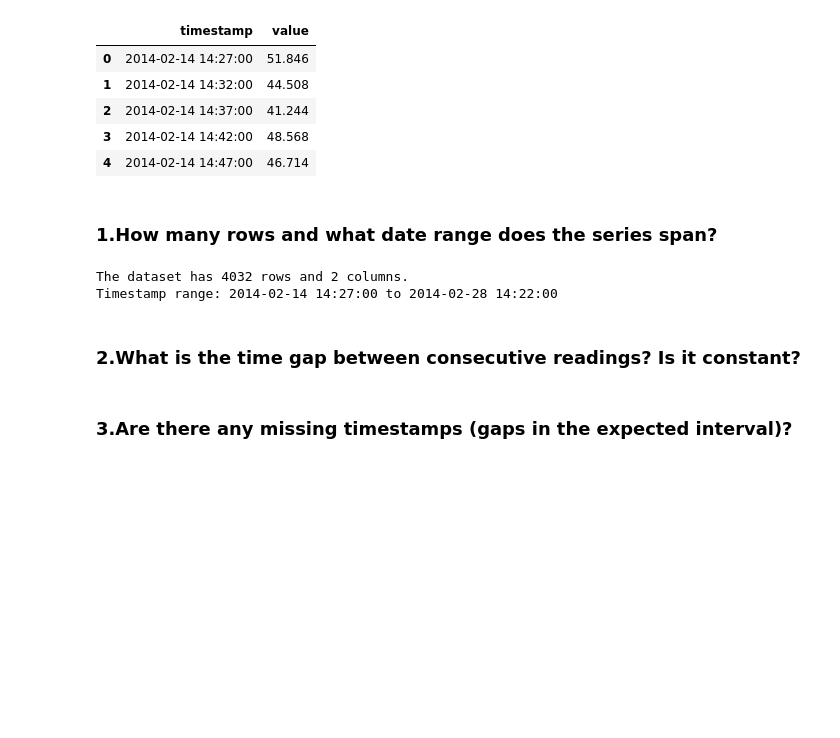
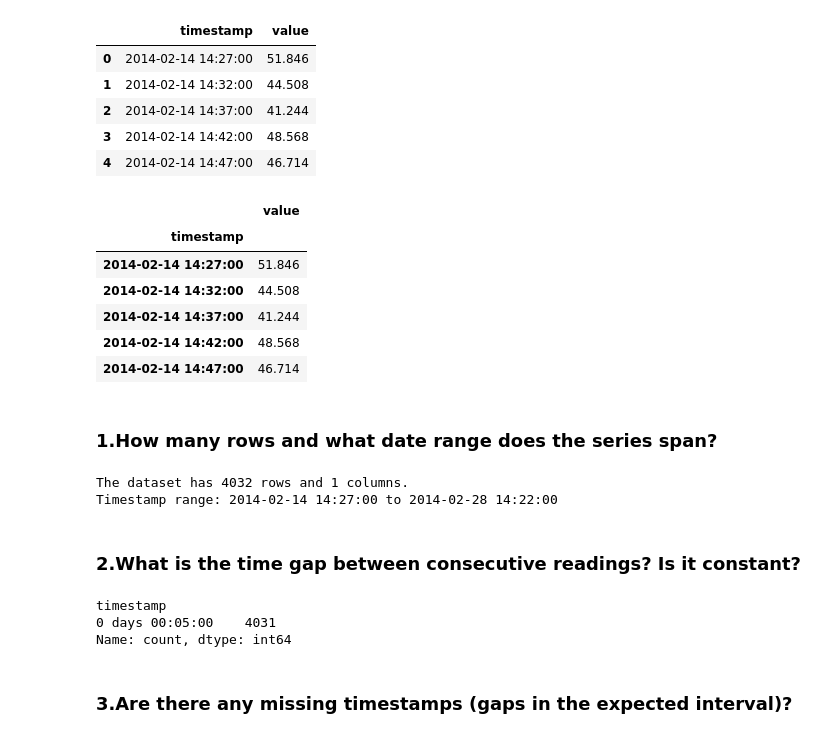
Before and after one commit to mukundnaramesh2605/Anomaly-detection-on-server-performance-metrics, a Jupyter notebook: EDA.ipynb, the cells around one changed output. Saved outputs shown, nothing was run; the diff lists cells and outputs as text; code cells hidden in the pictures; blank space fills up the shorter version.

Commit message:
Update execution counts and enhance output formatting in EDA notebook

```diff
--- a/EDA.ipynb
+++ b/EDA.ipynb
@@ -17,16 +17,33 @@ df.head()
 | 4 | 2014-02-14 14:47:00 | 46.714 |
 # %%
 df['timestamp'] = pd.to_datetime(df['timestamp'])
+df= df.set_index('timestamp').sort_index()
+df.head()
+# %% [output]
+|  | value |
+| timestamp |  |
+| 2014-02-14 14:27:00 | 51.846 |
+| 2014-02-14 14:32:00 | 44.508 |
+| 2014-02-14 14:37:00 | 41.244 |
+| 2014-02-14 14:42:00 | 48.568 |
+| 2014-02-14 14:47:00 | 46.714 |
 # %% [markdown]
 ### 1.How many rows and what date range does the series span?
 # %%
 print(f'The dataset has {df.shape[0]} rows and {df.shape[1]} columns.')
-print(f'Timestamp range: {df["timestamp"].min()} to {df["timestamp"].max()}')
+print(f'Timestamp range: {df.index.min()} to {df.index.max()}')
 # %% [output]
-The dataset has 4032 rows and 2 columns.
+The dataset has 4032 rows and 1 columns.
 Timestamp range: 2014-02-14 14:27:00 to 2014-02-28 14:22:00
 # %% [markdown]
 ### 2.What is the time gap between consecutive readings? Is it constant?
+# %%
+gaps = df.index.to_series().diff()
+print(gaps.value_counts())
+# %% [output]
+timestamp
+0 days 00:05:00    4031
+Name: count, dtype: int64
 # %% [markdown]
 ### 3.Are there any missing timestamps (gaps in the expected interval)?
 # %%
```
Also changed, not shown: parts of 4 cells of this notebook.
